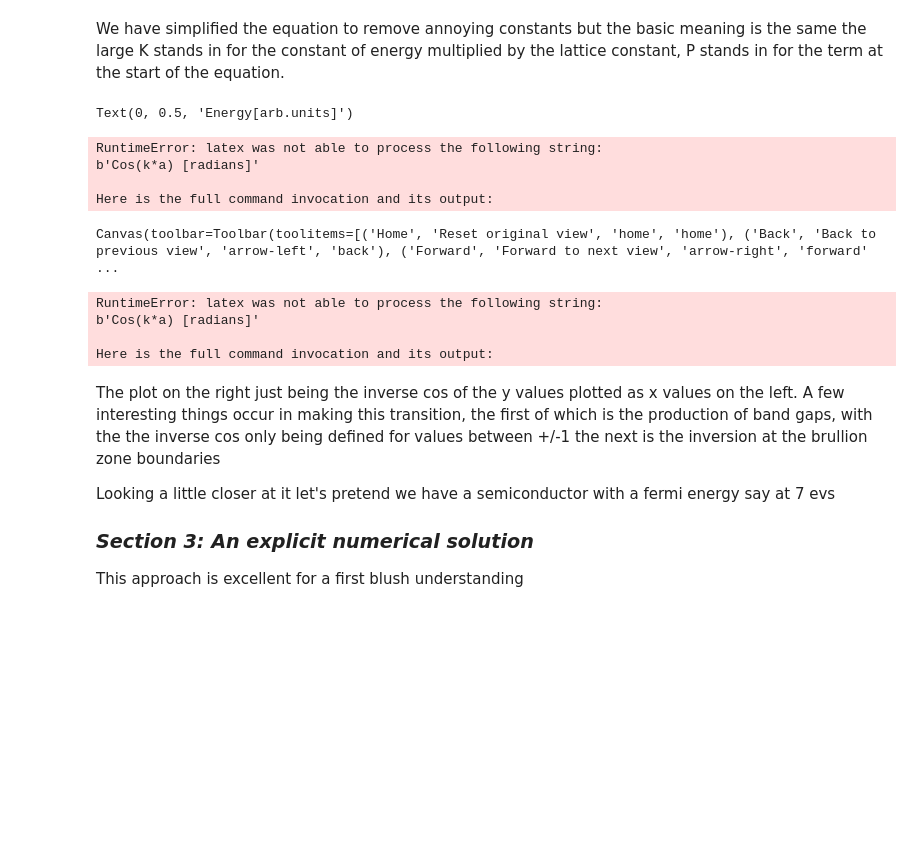
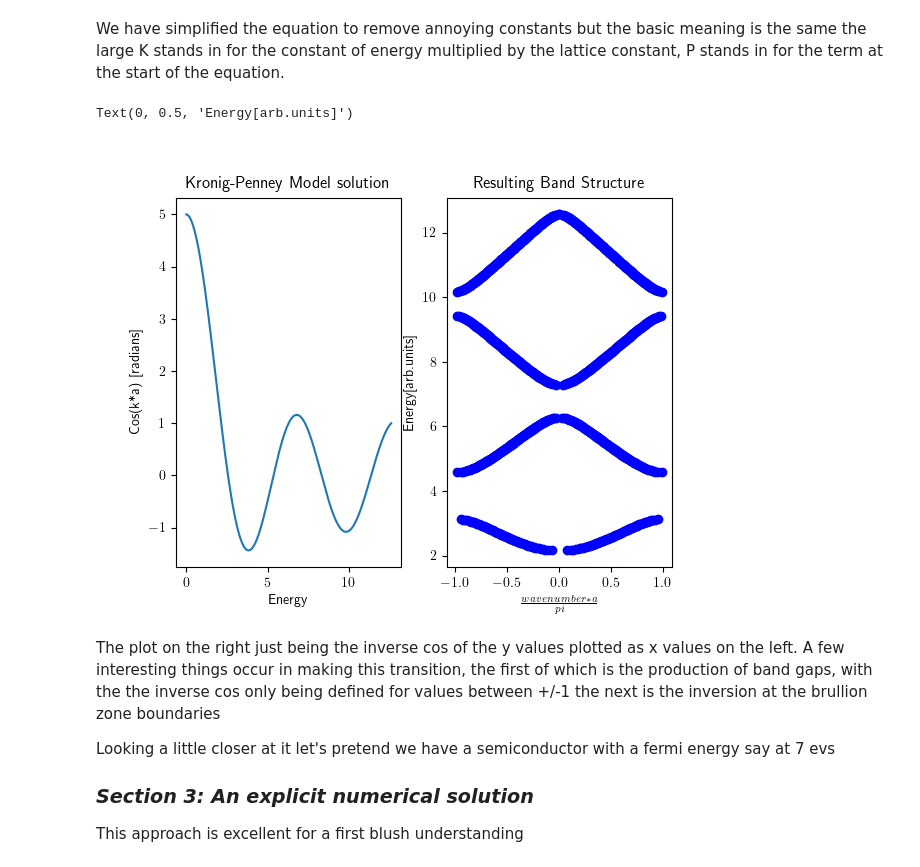
Before and after one commit to MTLphys/ManyBodyTheory, a Jupyter notebook: Class 2 1D Periodic Potential/Section1CalculatingBandstructure.ipynb, the cells around one changed output. Cells and saved outputs as stored; diff of their text form; code cells hidden in the pictures; blank space fills up the shorter version.

```diff
--- a/Class 2 1D Periodic Potential/Section1CalculatingBandstructure.ipynb
+++ b/Class 2 1D Periodic Potential/Section1CalculatingBandstructure.ipynb
@@ -357,28 +353,20 @@ We have simplified the equation to remove annoying constants but the basic meani
 # %%
 fig,ax = plt.subplots(1,2)
 K = np.linspace(0,np.pi*4,1000)
 
 ax[0].plot(K,KPband(K,4))
-ax[0].set_title('Energy vs. Wave Number')
+ax[0].set_title('Kronig-Penney Model solution')
 ax[0].set_xlabel('Energy')
 ax[0].set_ylabel('Cos(k*a) [radians]')
 
 ax[1].set_title('Resulting Band Structure')
 ax[1].scatter(np.arccos(KPband(K,4))/np.pi,K,color='b')
 ax[1].scatter(-np.arccos(KPband(K,4))/np.pi,K,color='b')
 ax[1].set_xlabel(r"$\frac{wavenumber*a}{pi}$")
 ax[1].set_ylabel('Energy[arb.units]')
 # %% [output]
 Text(0, 0.5, 'Energy[arb.units]')
-RuntimeError: latex was not able to process the following string:
-b'Cos(k*a) [radians]'
-
-Here is the full command invocation and its output:
-Canvas(toolbar=Toolbar(toolitems=[('Home', 'Reset original view', 'home', 'home'), ('Back', 'Back to previous view', 'arrow-left', 'back'), ('Forward', 'Forward to next view', 'arrow-right', 'forward' ...
-RuntimeError: latex was not able to process the following string:
-b'Cos(k*a) [radians]'
-
-Here is the full command invocation and its output:
+[figure, added]
 # %% [markdown]
 The plot on the right just being the inverse cos of the y values plotted as x values on the left. A few interesting things occur in making this transition, the first of which is the production of band gaps, with the
 the inverse cos only being defined for values between +/-1 the next is the inversion at the brullion zone boundaries
```
Also changed, not shown: parts of 3 cells of this notebook.
